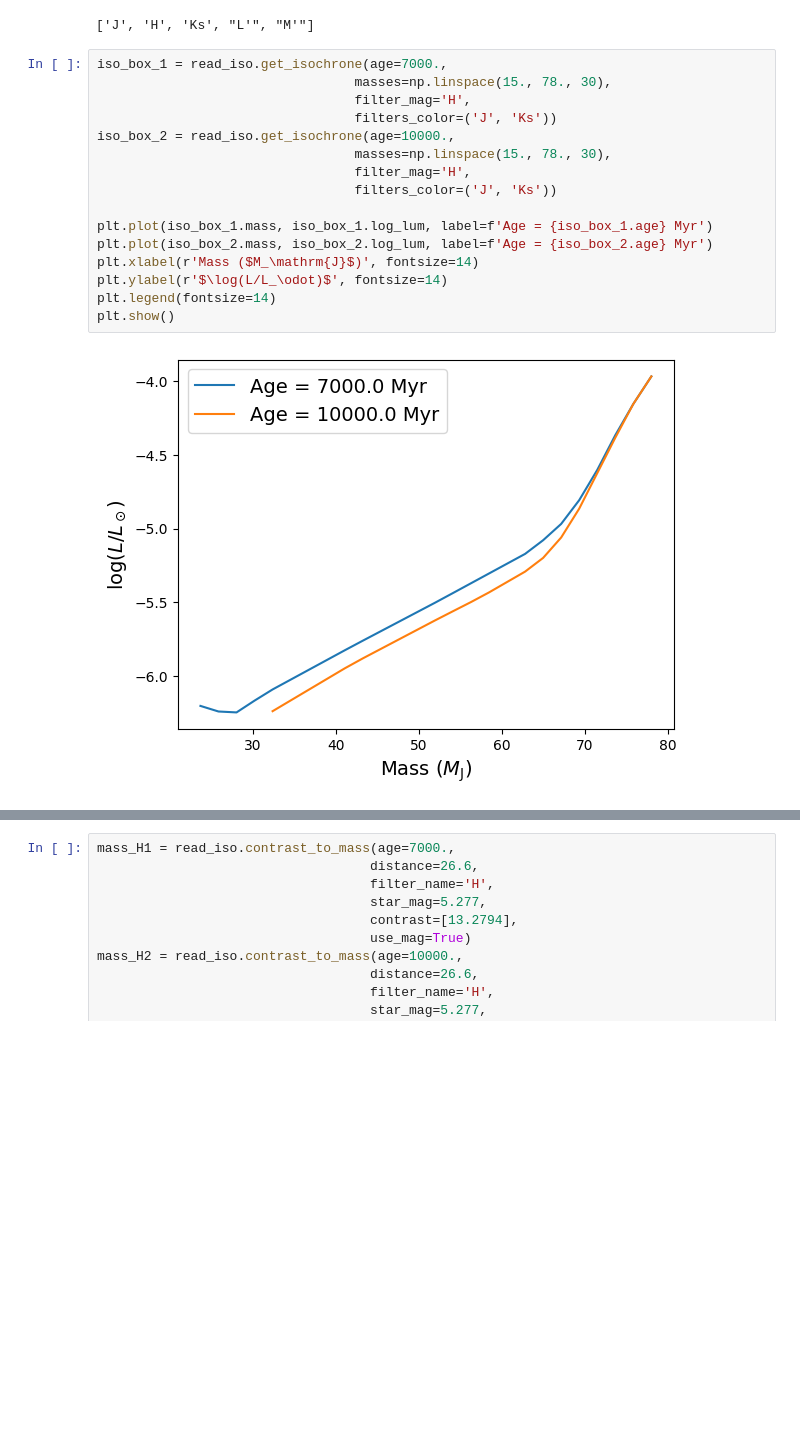
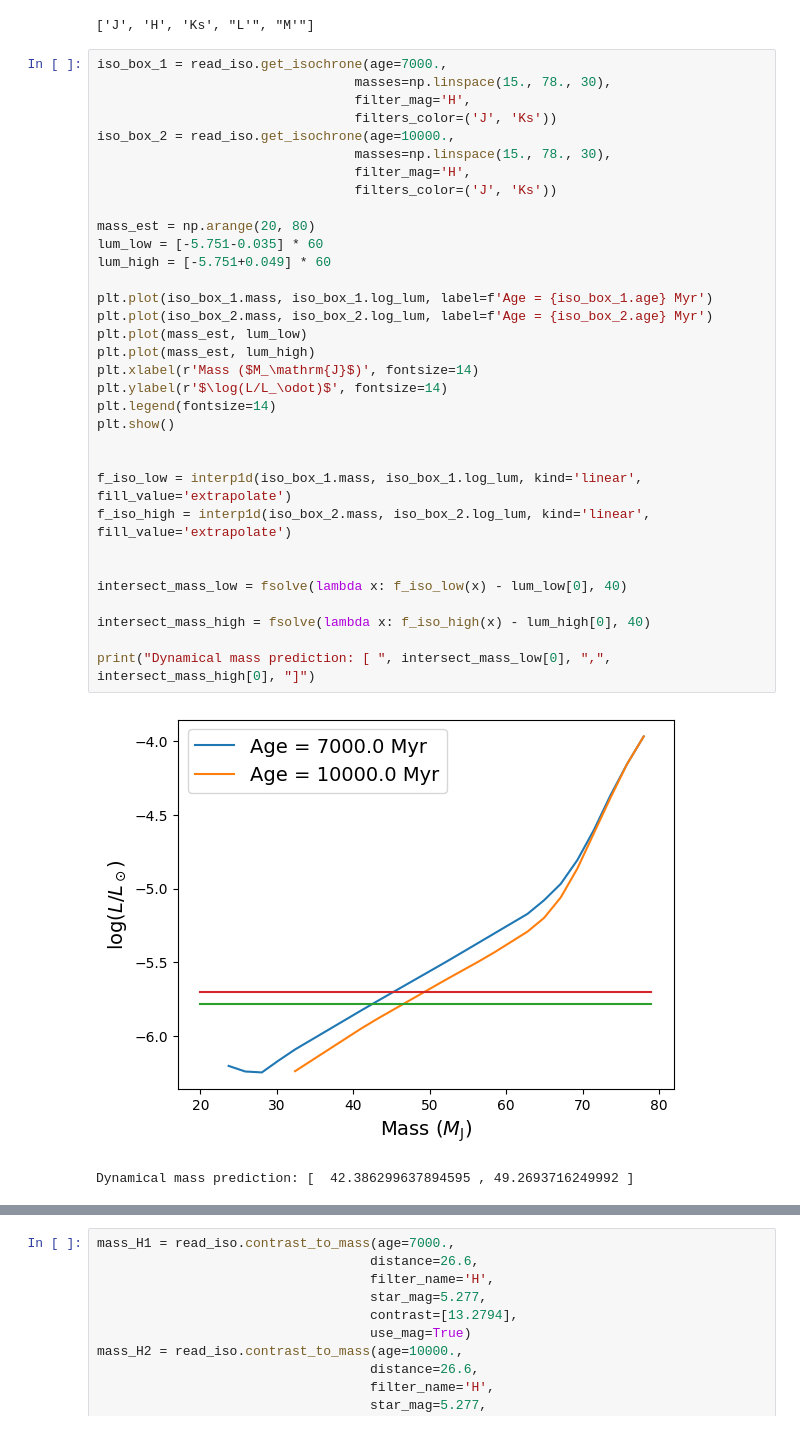
Before and after one commit to benlchang/HD47127-b-ADI, a Jupyter notebook: species.ipynb, the cells around one changed output, grey strips where cells are left out. Drawn from its saved outputs; the diff is of its cells as text; blank space fills up the shorter version.

```diff
--- a/species.ipynb
+++ b/species.ipynb
@@ -430,18 +431,36 @@ print(read_iso.get_filters())
 # %%
 iso_box_1 = read_iso.get_isochrone(age=7000.,
                                  masses=np.linspace(15., 78., 30),
                                  filter_mag='H',
                                  filters_color=('J', 'Ks'))
 iso_box_2 = read_iso.get_isochrone(age=10000.,
                                  masses=np.linspace(15., 78., 30),
                                  filter_mag='H',
                                  filters_color=('J', 'Ks'))
 
+mass_est = np.arange(20, 80)
+lum_low = [-5.751-0.035] * 60
+lum_high = [-5.751+0.049] * 60
+
 plt.plot(iso_box_1.mass, iso_box_1.log_lum, label=f'Age = {iso_box_1.age} Myr')
 plt.plot(iso_box_2.mass, iso_box_2.log_lum, label=f'Age = {iso_box_2.age} Myr')
+plt.plot(mass_est, lum_low)
+plt.plot(mass_est, lum_high)
 plt.xlabel(r'Mass ($M_\mathrm{J}$)', fontsize=14)
 plt.ylabel(r'$\log(L/L_\odot)$', fontsize=14)
 plt.legend(fontsize=14)
 plt.show()
+
+
+f_iso_low = interp1d(iso_box_1.mass, iso_box_1.log_lum, kind='linear', fill_value='extrapolate')
+f_iso_high = interp1d(iso_box_2.mass, iso_box_2.log_lum, kind='linear', fill_value='extrapolate')
+
+
+intersect_mass_low = fsolve(lambda x: f_iso_low(x) - lum_low[0], 40)
+
+intersect_mass_high = fsolve(lambda x: f_iso_high(x) - lum_high[0], 40)
+
+print("Dynamical mass prediction: [ ", intersect_mass_low[0], ",", intersect_mass_high[0], "]")
 # %% [output]
-[figure, old version]
+[figure, new version]
+Dynamical mass prediction: [  42.386299637894595 , 49.2693716249992 ]
```
Also changed, not shown: parts of 4 cells of this notebook, 1 other file.
